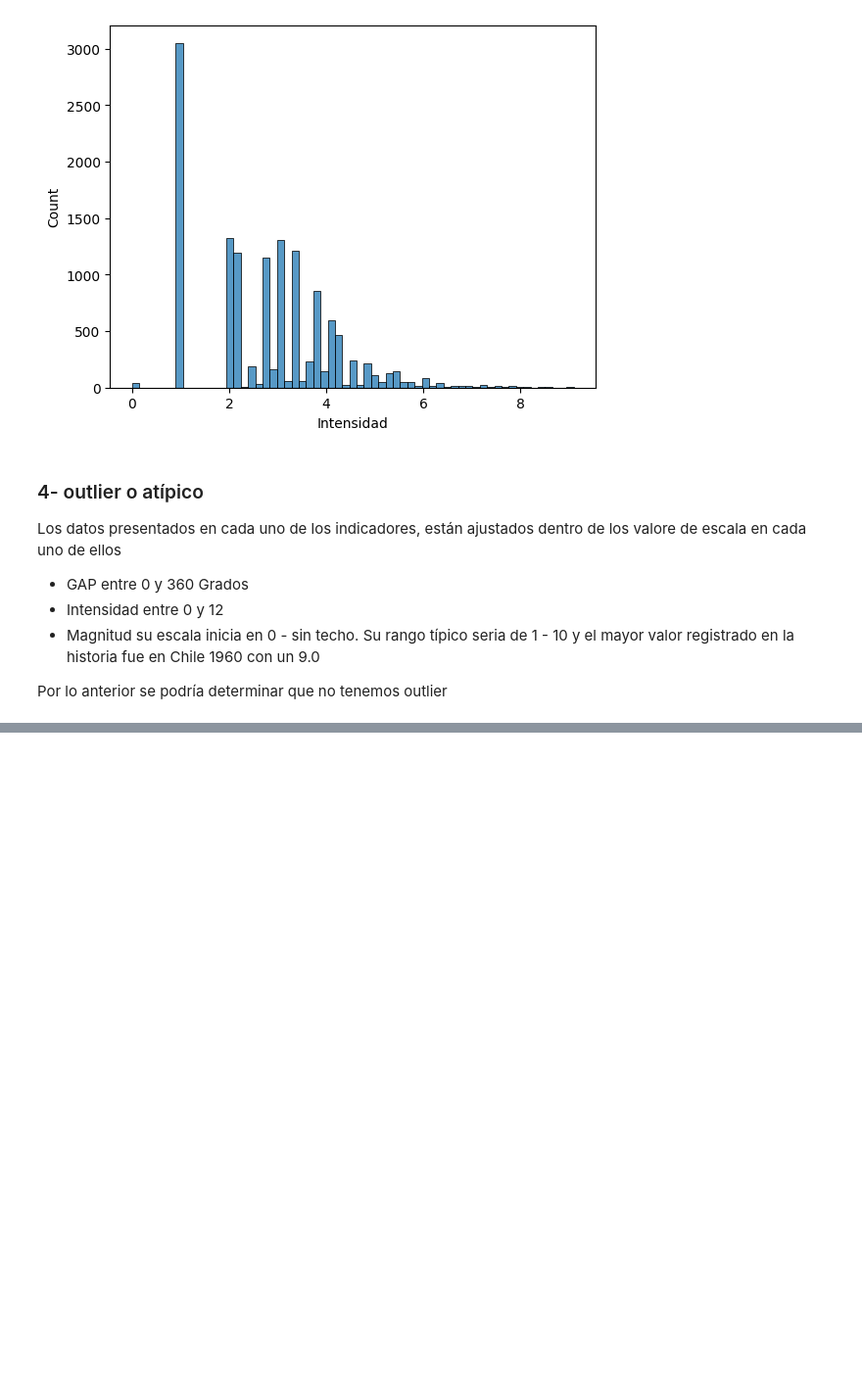
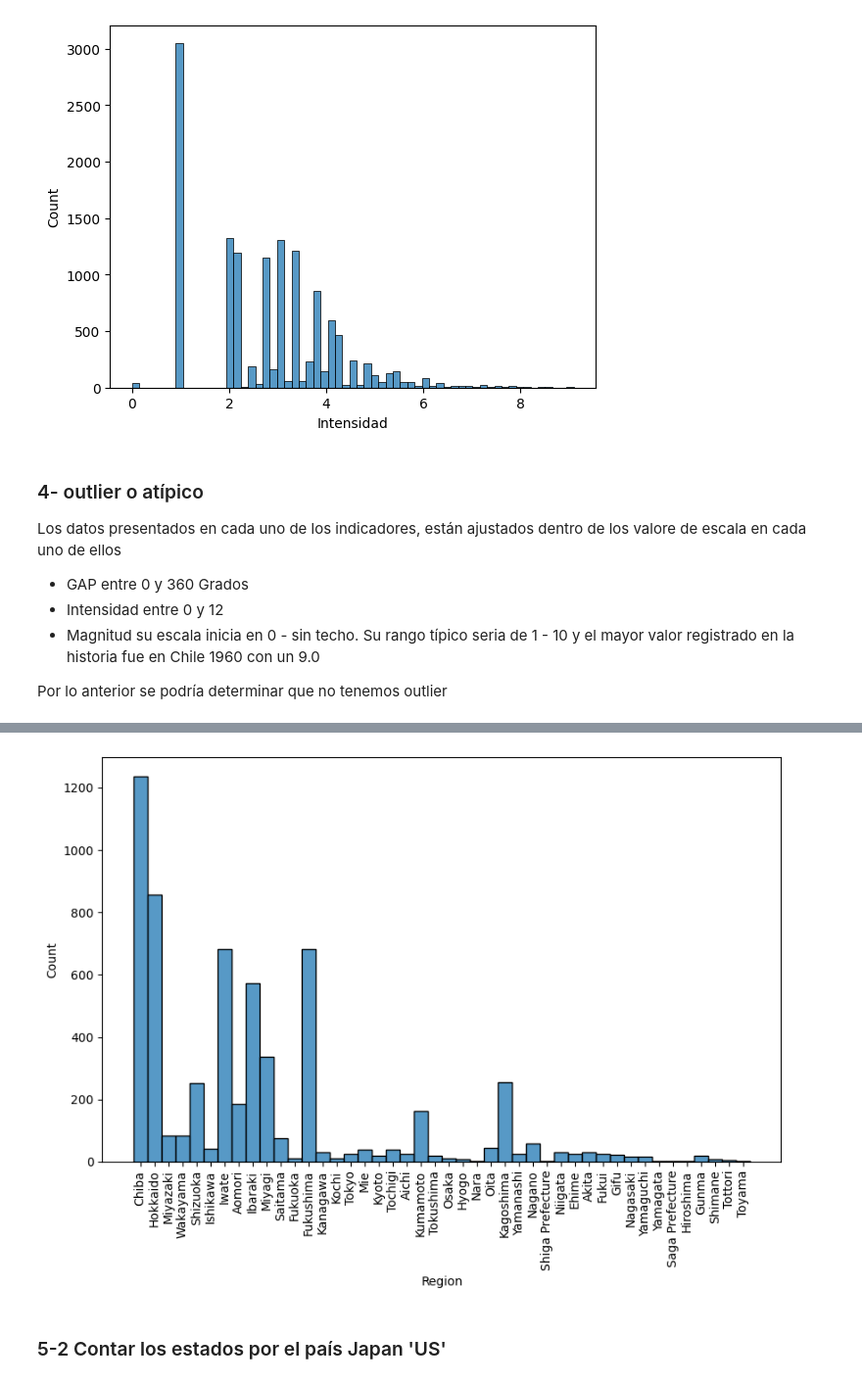
Before and after one commit to tinchoreco/PF-Alertas-Sismicas, a Jupyter notebook: notebooks/EDA.ipynb, the cells around one changed output, grey strips where cells are left out. Shown: that part at 98% size. Saved outputs shown, nothing was run; the diff lists cells and outputs as text; code cells hidden in the pictures; blank space fills up the shorter version.

```diff
--- a/notebooks/EDA.ipynb
+++ b/notebooks/EDA.ipynb
@@ -166,0 +223,13 @@ Por lo anterior se podría determinar que no tenemos outlier
+# %%
+# Filtrar las filas que contienen el valor "JP"
+japan = df_sismo.loc[df_sismo['Pais'] == 'JP']
+
+valores_repetidos = japan['Region'].value_counts()
+
+
+# Crear un nuevo DataFrame con los valores repetidos y su frecuencia
+nuevo_df = pd.DataFrame({'Valores': valores_repetidos.index, 'Frecuencia': valores_repetidos.values})
+
+# Imprimir el nuevo DataFrame
+print("Nuevo DataFrame con los valores repetidos y su frecuencia:")
+print(nuevo_df)
@@ -166,0 +254,9 @@ Por lo anterior se podría determinar que no tenemos outlier
+# %%
+plt.figure(figsize=(10, 6))  # Especificar el tamaño deseado (ancho, alto)
+sns.histplot(data=japan, x='Region')
+plt.xticks(rotation='vertical')  # Rotar las etiquetas verticales
+plt.show()
+# %% [output]
+[figure, added]
+# %% [markdown]
+### 5-2 Contar los estados por el país Japan 'US'
```
Also changed, not shown: parts of 10 cells of this notebook.
